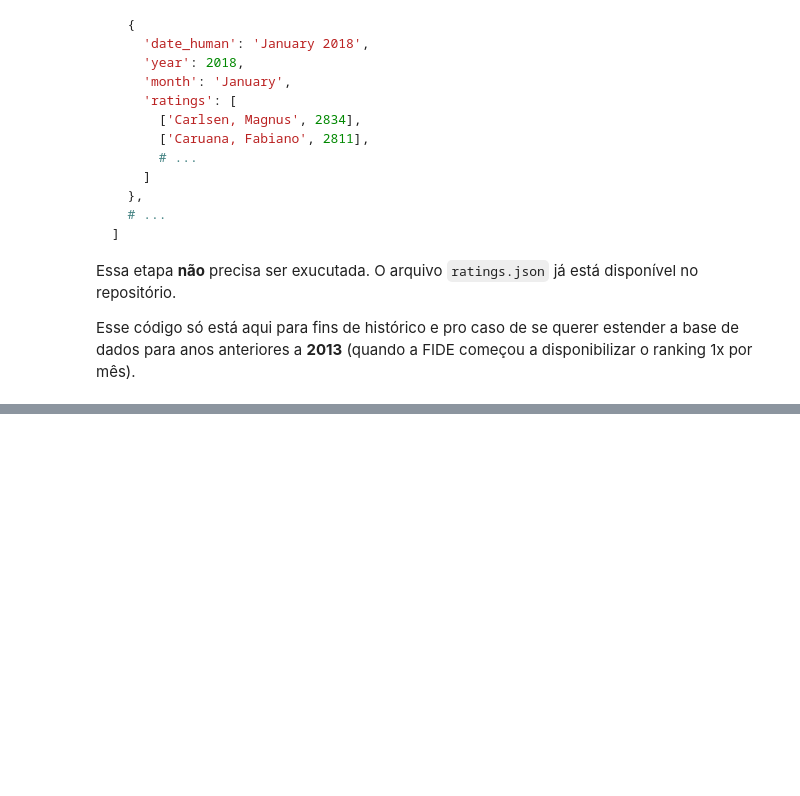
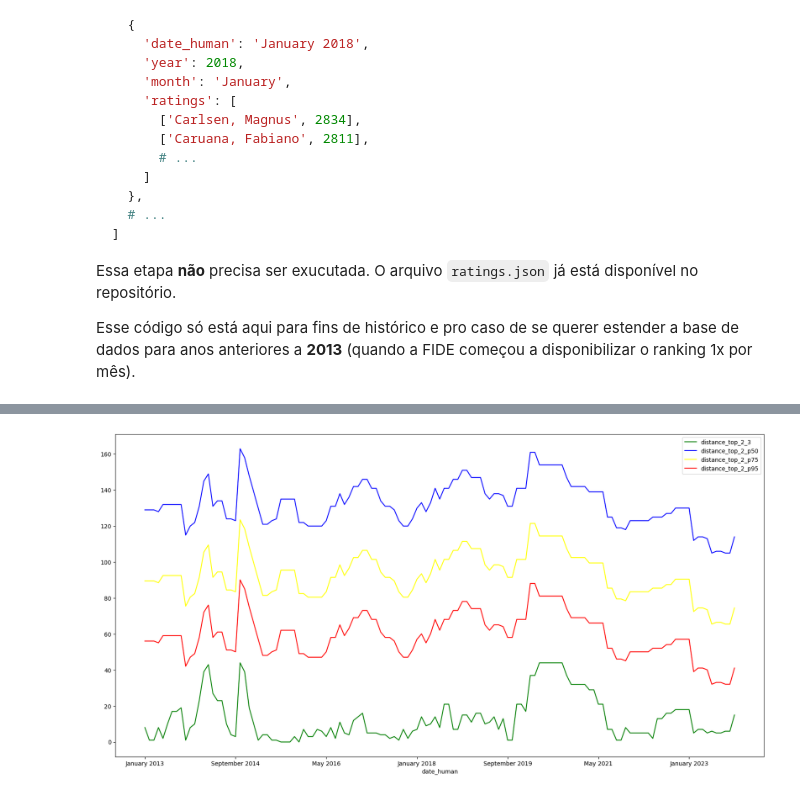
Before and after one commit to lucasrodcosta/chess_analysis, a Jupyter notebook: analysis.ipynb, the cells around one changed output, grey strips where cells are left out. Drawn from its saved outputs; the diff is of its cells as text; code cells hidden in the pictures; blank space fills up the shorter version.

```diff
--- a/analysis.ipynb
+++ b/analysis.ipynb
@@ -99,0 +267,20 @@ Fim!
+# %%
+data = []
+
+for index, row in ratings_df.iterrows():
+    top_2_rating = row['ratings'][1][1]
+    top_3_rating = row['ratings'][2][1]
+    p50 = np.percentile(all_ratings, 50)
+    p75 = np.percentile(all_ratings, 75)
+    p95 = np.percentile(all_ratings, 95)
+
+    data.append({
+        'date_human': row['date_human'],
+        'distance_top_2_3': (top_2_rating - top_3_rating),
+        'distance_top_2_p50': (top_2_rating - p50),
+        'distance_top_2_p75': (top_2_rating - p75),
+        'distance_top_2_p95': (top_2_rating - p95),
+    })
+
+df = pd.DataFrame(data)
+df
@@ -99,0 +301,12 @@ Fim!
+# %%
+plt.rcParams['figure.figsize'] = [20, 10]
+
+ax = plt.gca()
+df.plot(kind='line', x='date_human', y='distance_top_2_3', color='green', ax=ax)
+df.plot(kind='line', x='date_human', y='distance_top_2_p50', color='blue', ax=ax)
+df.plot(kind='line', x='date_human', y='distance_top_2_p75', color='yellow', ax=ax)
+df.plot(kind='line', x='date_human', y='distance_top_2_p95', color='red', ax=ax)
+
+plt.show()
+# %% [output]
+[figure, added]
```
Also changed, not shown: parts of 12 cells of this notebook, 1 other file.
